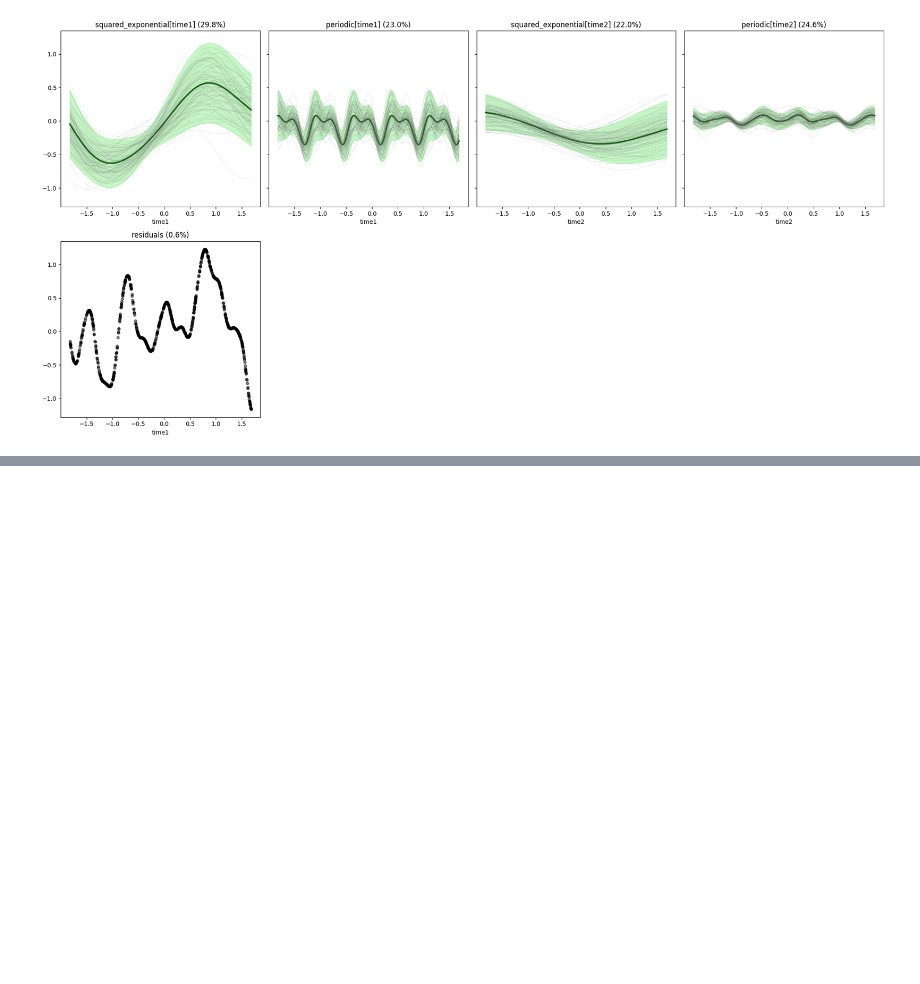
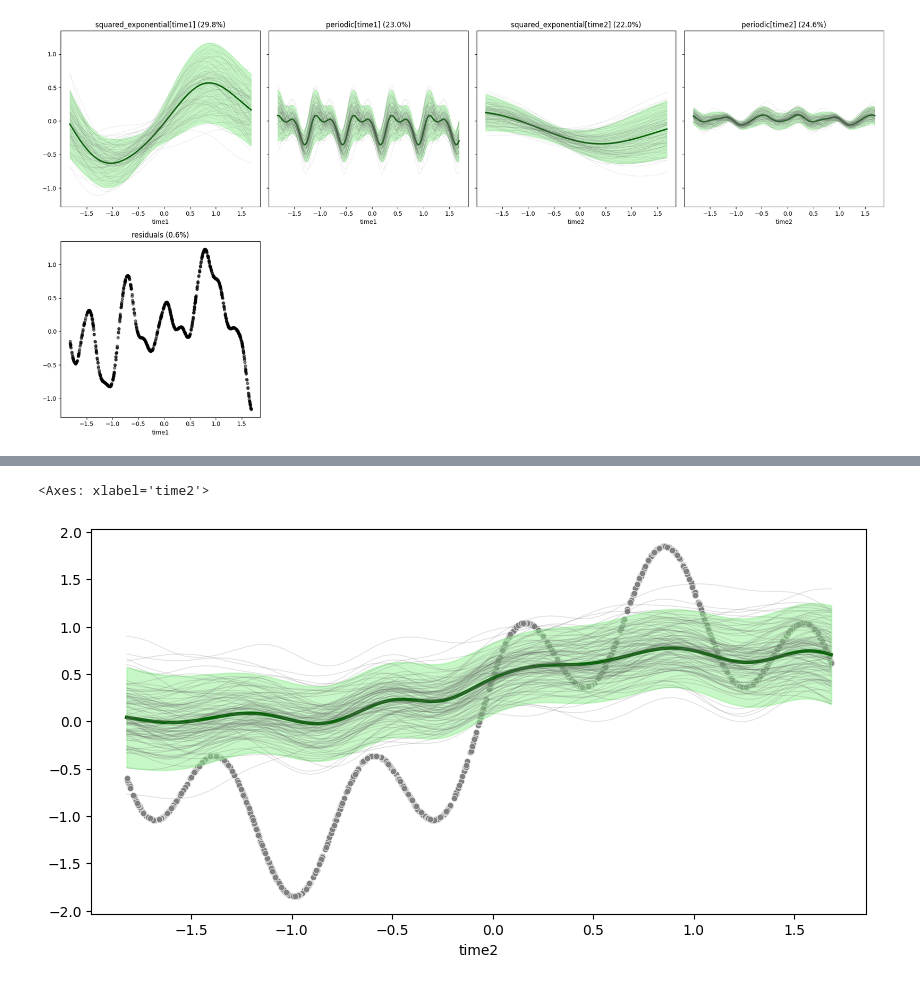
Before and after one commit to omicsEye/waveome, a Jupyter notebook: examples/simulations/simple_regression_different_models.ipynb, the cells around one changed output, grey strips where cells are left out. Saved outputs shown, nothing was run; the diff lists cells and outputs as text; code cells hidden in the pictures; blank space fills up the shorter version.

```diff
--- a/examples/simulations/simple_regression_different_models.ipynb
+++ b/examples/simulations/simple_regression_different_models.ipynb
@@ -764,0 +747,6 @@ gps_time2.plot_parts(out_label="y_mixed", x_axis_label="time1")
+# %%
+# Slower moving component
+gps_time2.plot_marginal(out_label="y_mixed", x_axis_label="time2")
+# %% [output]
+<Axes: xlabel='time2'>
+[figure, added]
```
Also changed, not shown: parts of 23 cells of this notebook.
